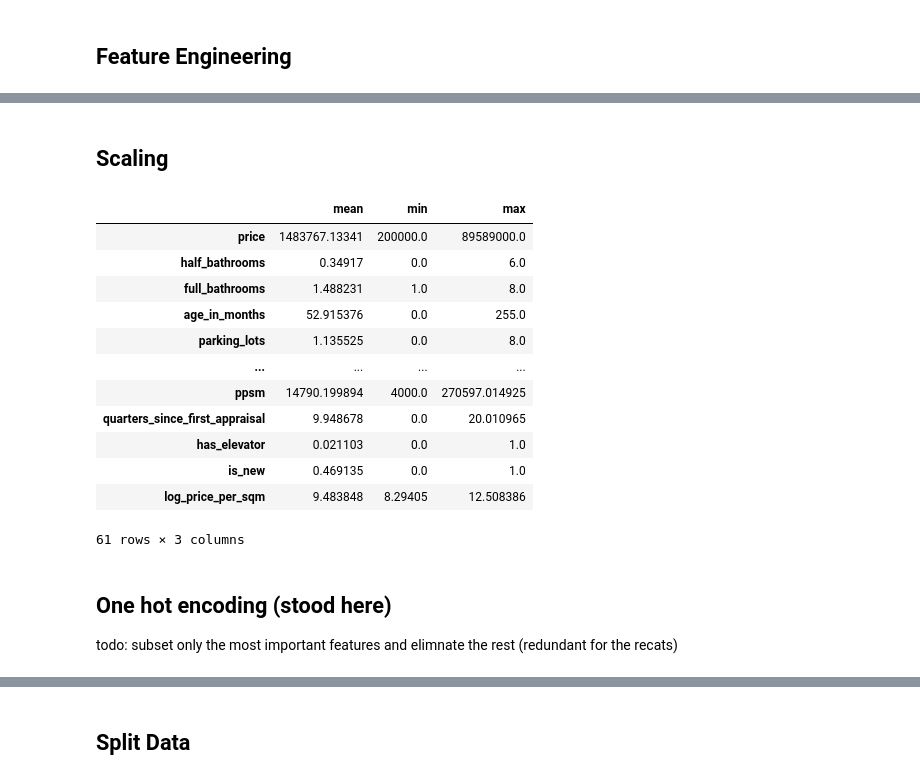
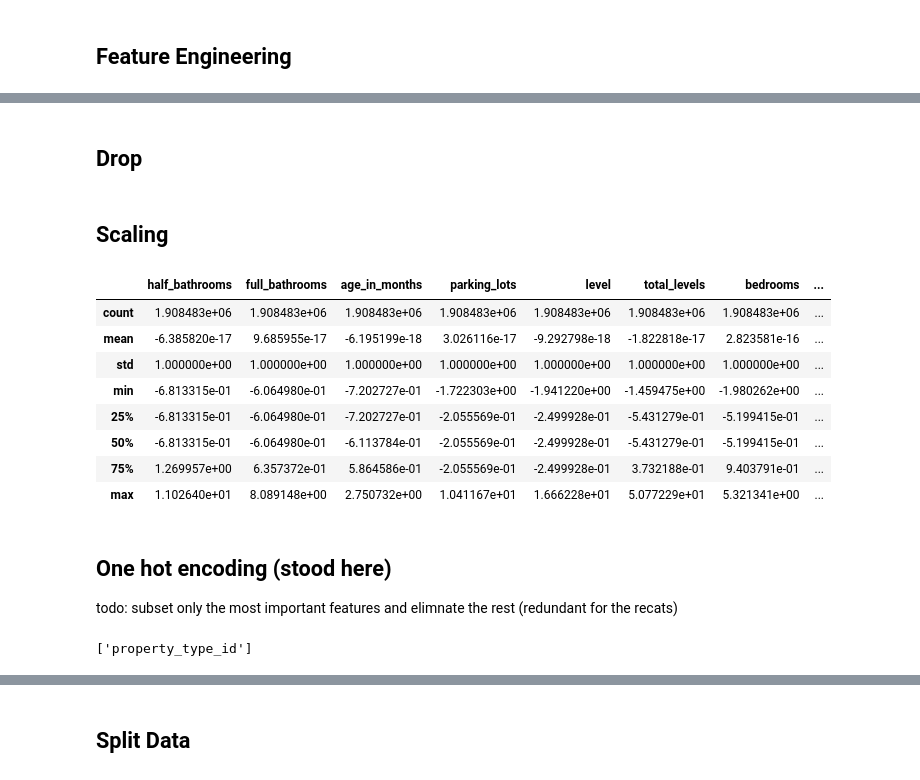
Before and after one commit to YunPerez/mexico-real-estate-investigation, a Jupyter notebook: src/P3_MODELS/s2_feature_selection.ipynb, the cells around one changed output, grey strips where cells are left out. Saved outputs shown, nothing was run; the diff lists cells and outputs as text; code cells hidden in the pictures.

```diff
--- a/src/P3_MODELS/s2_feature_selection.ipynb
+++ b/src/P3_MODELS/s2_feature_selection.ipynb
@@ -158,7 +131,7 @@ df_properties = (
         # recategorizations
         has_elevator=lambda x: np.where(x['elevator_service_id'].eq(1), 1, 0),
         is_new=lambda x: x['age_in_months'].le(1).astype(int),
-        conservacion_recat=lambda x: x['conservation_status_id'].replace({7: 3.5}),
+        conservacion_recat=lambda x: x['conservation_status_id'].replace({7: 3.5}).astype(int),
     )
 )
 # %%
@@ -241,6 +216,19 @@ df_properties.describe()
 | 75% | 1.626000e+06 | 1.000000e+00 | 2.000000e+00 | 9.600000e+01 | 1.000000e+00 | 2022-10-24 00:00:00 | 3.000000e+00 | ... |
 | max | 8.958900e+07 | 6.000000e+00 | 8.000000e+00 | 2.550000e+02 | 8.000000e+00 | 2023-12-31 00:00:00 | 3.300000e+01 | ... |
 | std | 2.201403e+06 | 5.124819e-01 | 8.050008e-01 | 7.346578e+01 | 6.593062e-01 | NaN | 1.773860e+00 | ... |
+# %% [markdown]
+## Drop
+# %%
+# cols 2 drop
+cols2drop = [
+    'price',
+    'valuation_date',
+    'elevator_service_id',
+    'conservation_status_id'
+]
+
+# drop cols
+df_properties = df_properties.drop(columns=cols2drop)
 # %% [markdown]
 ## Scaling
 # %%
@@ -265,20 +253,35 @@ df_properties = (
         log_price_per_sqm=lambda x: np.log(x['ppsm']),
     )
 )
+
+# drop ppsm
+df_properties = df_properties.drop(columns=['ppsm'])
-# %% [output]
-|  | mean | min | max |
-| price | 1483767.13341 | 200000.0 | 89589000.0 |
-| half_bathrooms | 0.34917 | 0.0 | 6.0 |
-| full_bathrooms | 1.488231 | 1.0 | 8.0 |
-| age_in_months | 52.915376 | 0.0 | 255.0 |
-| parking_lots | 1.135525 | 0.0 | 8.0 |
-| ... | ... | ... | ... |
-| ppsm | 14790.199894 | 4000.0 | 270597.014925 |
-| quarters_since_first_appraisal | 9.948678 | 0.0 | 20.010965 |
-| has_elevator | 0.021103 | 0.0 | 1.0 |
-| is_new | 0.469135 | 0.0 | 1.0 |
-| log_price_per_sqm | 9.483848 | 8.29405 | 12.508386 |
-61 rows × 3 columns
+# %%
+# standardize all numeric columns
+scaler = StandardScaler()
+
+# see numeric columns
+cols_numeric = df_properties.select_dtypes(include='number').columns.tolist()
+
+# remove has_elevator and is_new
+cols_numeric.remove('has_elevator')
+cols_numeric.remove('is_new')
+
+# fit and transform
+df_properties[cols_numeric] = scaler.fit_transform(df_properties[cols_numeric])
+
+# see
+df_properties[cols_numeric].describe()
+# %% [output]
+|  | half_bathrooms | full_bathrooms | age_in_months | parking_lots | level | total_levels | bedrooms | ... |
+| count | 1.908483e+06 | 1.908483e+06 | 1.908483e+06 | 1.908483e+06 | 1.908483e+06 | 1.908483e+06 | 1.908483e+06 | ... |
+| mean | -6.385820e-17 | 9.685955e-17 | -6.195199e-18 | 3.026116e-17 | -9.292798e-18 | -1.822818e-17 | 2.823581e-16 | ... |
+| std | 1.000000e+00 | 1.000000e+00 | 1.000000e+00 | 1.000000e+00 | 1.000000e+00 | 1.000000e+00 | 1.000000e+00 | ... |
+| min | -6.813315e-01 | -6.064980e-01 | -7.202727e-01 | -1.722303e+00 | -1.941220e+00 | -1.459475e+00 | -1.980262e+00 | ... |
+| 25% | -6.813315e-01 | -6.064980e-01 | -7.202727e-01 | -2.055569e-01 | -2.499928e-01 | -5.431279e-01 | -5.199415e-01 | ... |
+| 50% | -6.813315e-01 | -6.064980e-01 | -6.113784e-01 | -2.055569e-01 | -2.499928e-01 | -5.431279e-01 | -5.199415e-01 | ... |
+| 75% | 1.269957e+00 | 6.357372e-01 | 5.864586e-01 | -2.055569e-01 | -2.499928e-01 | 3.732188e-01 | 9.403791e-01 | ... |
+| max | 1.102640e+01 | 8.089148e+00 | 2.750732e+00 | 1.041167e+01 | 1.666228e+01 | 5.077229e+01 | 5.321341e+00 | ... |
 # %% [markdown]
 ## One hot encoding (stood here)
 
@@ -298,3 +289,8 @@ df_properties[columns_categorical] = df_properties[columns_categorical].astype('
+# %%
+# look for categorical columns
+df_properties.select_dtypes(include='category').columns.tolist()
+# %% [output]
+['property_type_id']
 # %%
 # one hot encoding
 columns_to_one_hot = [
```
Also changed, not shown: parts of 17 cells of this notebook.
